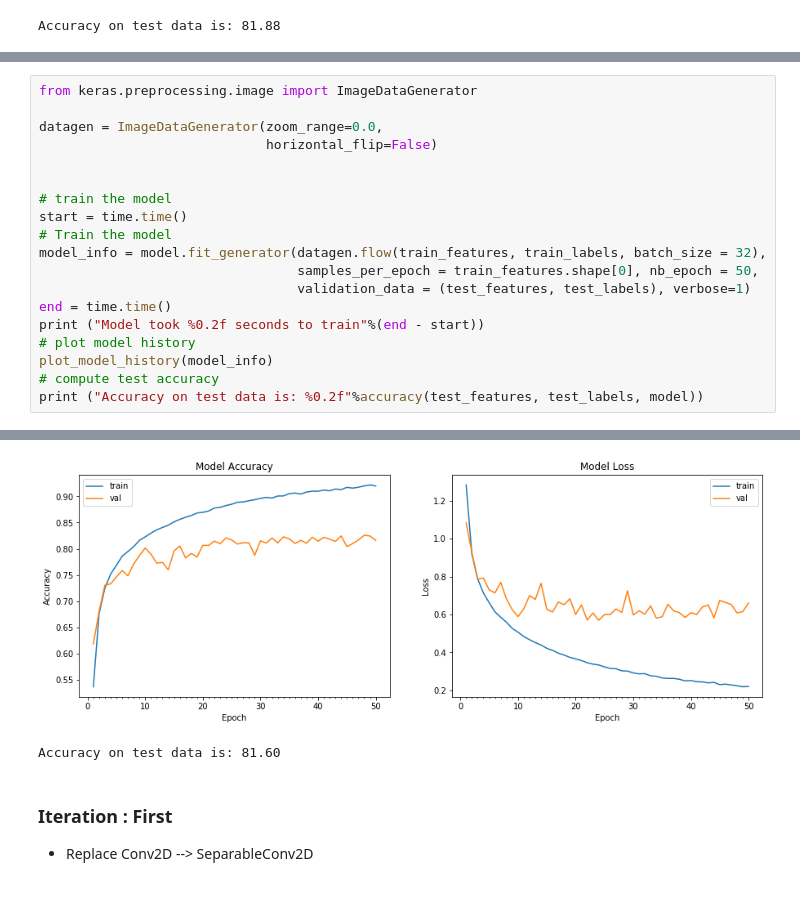
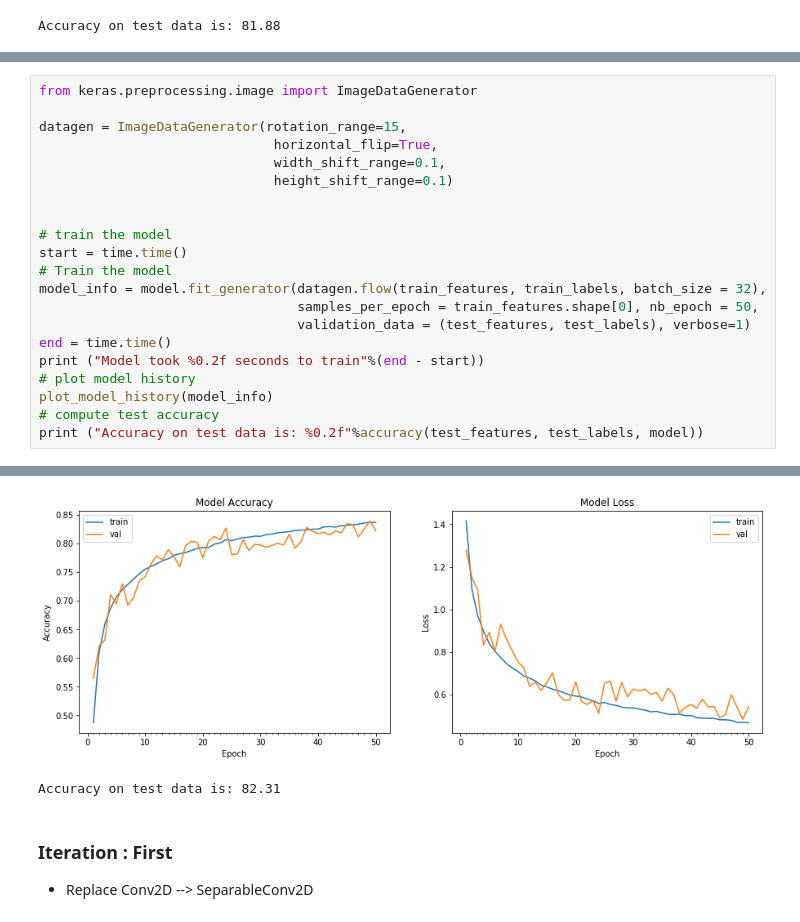
Before and after one commit to praveenraghuvanshi1512/EIP4, a Jupyter notebook: Session3/Assignment3/EIP4_A3_Praveen_Raghuvanshi_Detailed.ipynb, the cells around one changed output, grey strips where cells are left out. Drawn from its saved outputs; the diff is of its cells as text.

Commit message:
Added image augmentation 83.98%

```diff
--- a/Session3/Assignment3/EIP4_A3_Praveen_Raghuvanshi_Detailed.ipynb
+++ b/Session3/Assignment3/EIP4_A3_Praveen_Raghuvanshi_Detailed.ipynb
@@ -266,8 +279,10 @@ _________________________________________________________________
 # %%
 from keras.preprocessing.image import ImageDataGenerator
 
-datagen = ImageDataGenerator(zoom_range=0.0,
-                             horizontal_flip=False)
+datagen = ImageDataGenerator(rotation_range=15,
+                              horizontal_flip=True,
+                              width_shift_range=0.1,
+                              height_shift_range=0.1)
 
 
 # train the model
@@ -303,5 +321,5 @@ Model took 2403.04 seconds to train
-[figure, old version]
+[figure, new version]
-Accuracy on test data is: 81.60
+Accuracy on test data is: 82.31
 # %% [markdown]
 ### Iteration : First
 - Replace Conv2D --> SeparableConv2D
```
Also changed, not shown: parts of 17 cells of this notebook, 1 other file.
